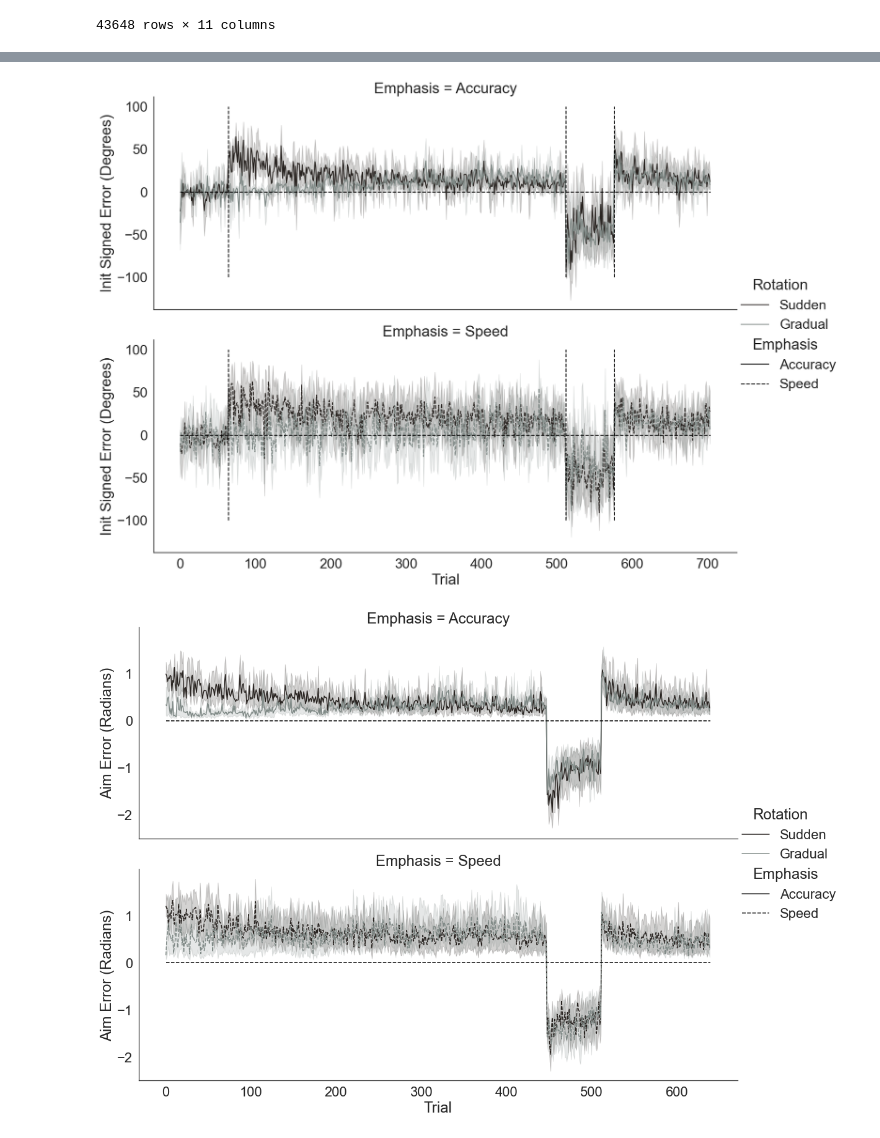
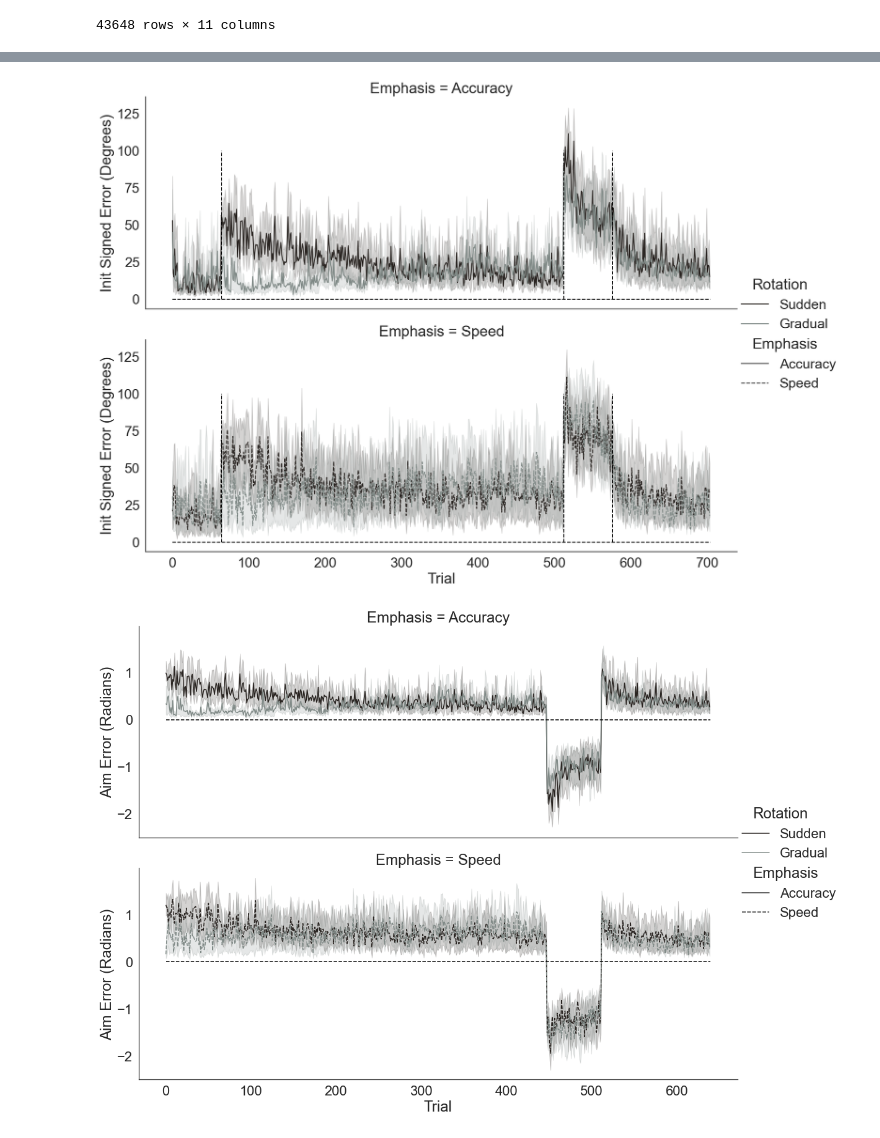
Before and after one commit to tejas-savalia/vma_behavioral, a Jupyter notebook: All experiments/feedback_aiming_unlearning/analyses.ipynb, the cells around one changed output, grey strips where cells are left out. Drawn from its saved outputs; the diff is of its cells as text; code cells hidden in the pictures.

```diff
--- a/All experiments/feedback_aiming_unlearning/analyses.ipynb
+++ b/All experiments/feedback_aiming_unlearning/analyses.ipynb
@@ -177,23 +193,23 @@ df_allphases['init errors degrees'] = df_allphases['init errors']*180/np.pi
 # %%
 sns.set_context('talk')
 sns.set(font_scale = 2)
 sns.set_style('white')
 colors = [ '#292421', '#808A87']
 sns.set_palette(sns.color_palette(colors))
 
-g = sns.relplot(x = 'trial no', y = 'init signed errors degrees', hue = 'Rotation', row = 'Emphasis', style='Emphasis',
+g = sns.relplot(x = 'trial no', y = 'init errors degrees', hue = 'Rotation', row = 'Emphasis', style='Emphasis',
                  style_order=['Accuracy', 'Speed'], hue_order=['Sudden', 'Gradual'],
             data = df_allphases, height = 6, aspect = 2.5, kind = 'line')
 g.set_axis_labels('Trial', 'Init Signed Error (Degrees)')
 
 # draw lines:
 for ax in g.axes.ravel():
-    ax.vlines(x = 64, ymax=100, ymin = -100, color = 'black', linestyles = '--')
-    ax.vlines(x = 512, ymax=100, ymin = -100, color = 'black', linestyles = '--')
-    ax.vlines(x = 576, ymax=100, ymin = -100, color = 'black', linestyles = '--')
+    ax.vlines(x = 64, ymax=100, ymin = 0, color = 'black', linestyles = '--')
+    ax.vlines(x = 512, ymax=100, ymin = 0, color = 'black', linestyles = '--')
+    ax.vlines(x = 576, ymax=100, ymin = 0, color = 'black', linestyles = '--')
     ax.hlines(y=0, xmin = 0, xmax = 704, color = 'black', linestyles = '--')
 # %% [output]
-[figure, old version]
+[figure, new version]
 # %%
 sns.set_context('talk')
 sns.set(font_scale = 2)
```
Also changed, not shown: parts of 1 cell of this notebook, 1 other file.
